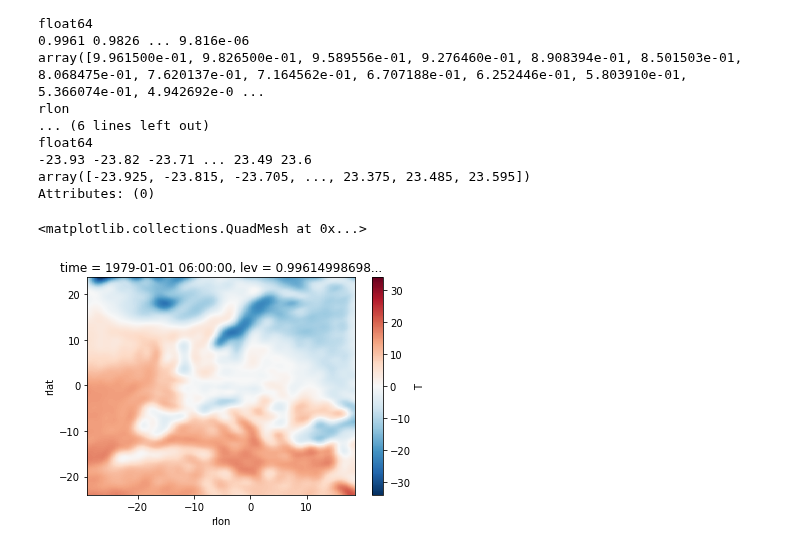
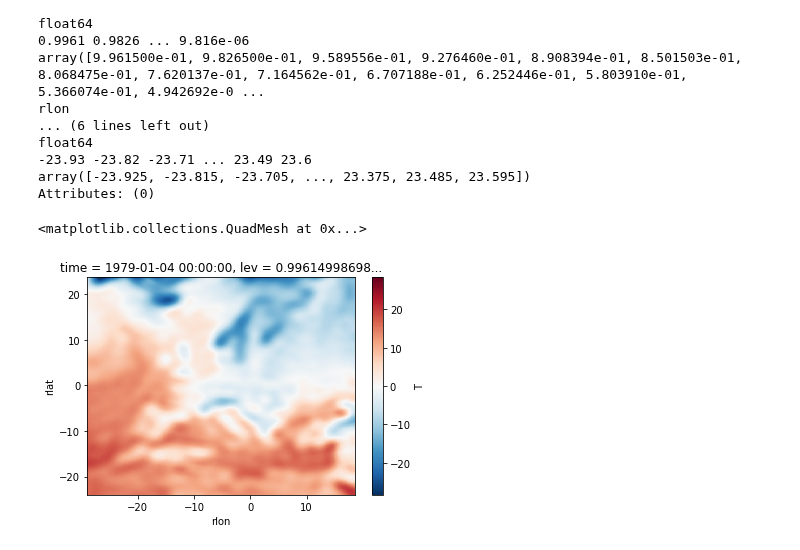
Before and after one commit to remo-rcm/pyremo, a Jupyter notebook: notebooks/preprocessing.ipynb, the cells around one changed output. Cells and saved outputs as stored; diff of their text form; code cells hidden in the pictures.

```diff
--- a/notebooks/preprocessing.ipynb
+++ b/notebooks/preprocessing.ipynb
@@ -444,7 +445,7 @@ float64
 array([-23.925, -23.815, -23.705, ..., 23.375, 23.485, 23.595])
 Attributes: (0)
 # %%
-(ta_interp_.isel(lev=0, time=0)-273.5).plot(x='rlon', y='rlat')
+(ta_interp_.isel(lev=0, time=11)-273.5).plot(x='rlon', y='rlat')
 # %% [output]
 <matplotlib.collections.QuadMesh at 0x...>
-[figure, old version]
+[figure, new version]
```
Also changed, not shown: parts of 13 cells of this notebook, 16 other files.
